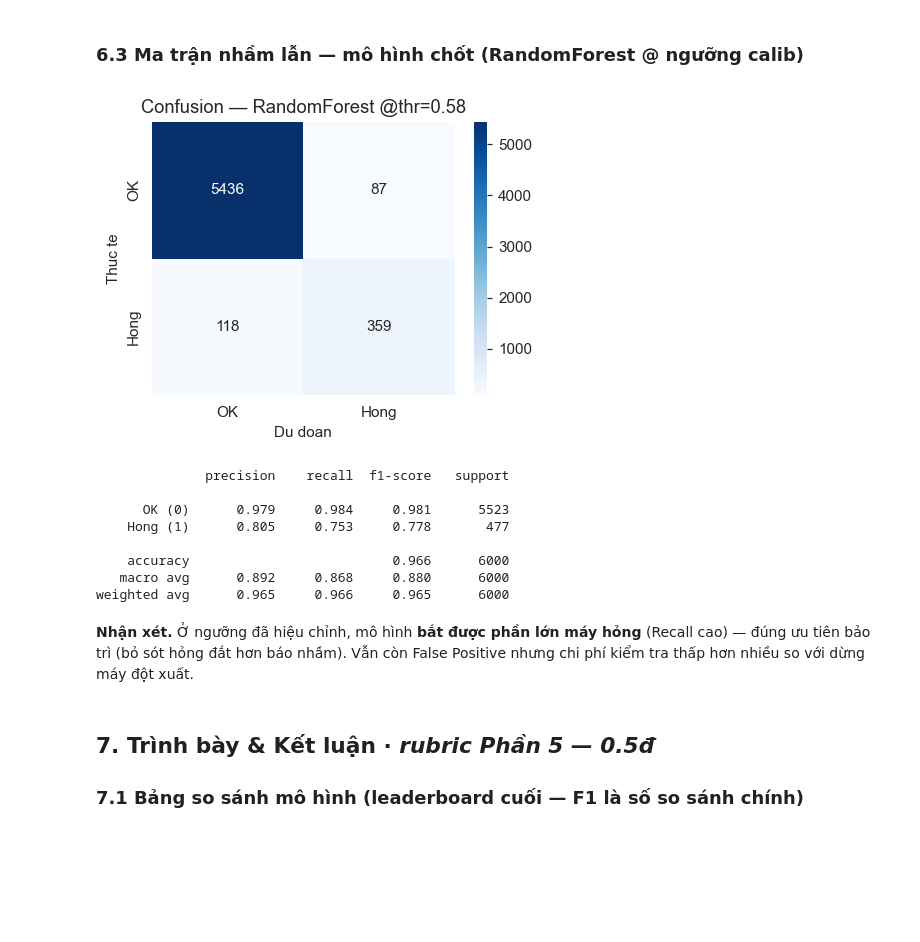
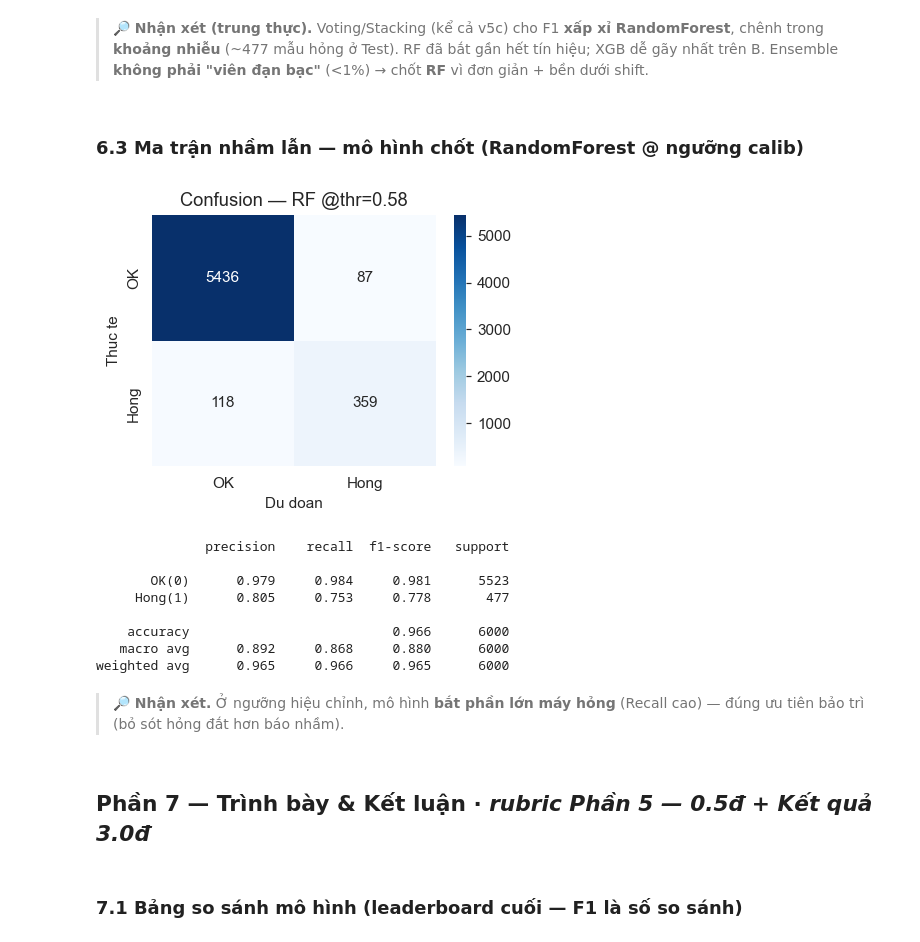
Before and after one commit to tuanhuu3264/MasterDegree_ML_GroupProject, a Jupyter notebook: bai_tap_cuoi_khoa.ipynb, the cells around one changed output. Drawn from its saved outputs; the diff is of its cells as text; code cells hidden in the pictures; blank space fills up the shorter version.

```diff
--- a/bai_tap_cuoi_khoa.ipynb
+++ b/bai_tap_cuoi_khoa.ipynb
@@ -1058,0 +380,21 @@ prob_stack_w = fit_meta(w,    'v5c_stack_iwv', 'Stacking OOF, meta danh trong so
+# %%
+def tune(estimator, dist, n_iter, tag, notes):
+    search = RandomizedSearchCV(Pipeline([('pre',pre_tree),('clf',estimator)]), dist, n_iter=n_iter,
+        scoring='average_precision', cv=cv, n_jobs=-1, random_state=RANDOM_STATE, refit=True).fit(X_train_fe, y_train)
+    s = search.cv_results_['std_test_score'][search.best_index_]
+    print(f'  best CV AUC-PR = {search.best_score_:.3f} +/- {s:.3f} | ', {k.replace("clf__",""):v for k,v in search.best_params_.items()})
+    evaluate(tag, y_test, search.predict_proba(X_test_fe)[:,1], notes=notes); return search
+
+print('Tuning Random Forest ...')
+rf_search = tune(RandomForestClassifier(random_state=RANDOM_STATE,n_jobs=-1),
+    {'clf__n_estimators':[200,300,500],'clf__max_depth':[None,10,20,30],'clf__max_features':['sqrt','log2',0.3],
+     'clf__min_samples_leaf':[1,5,10,20],'clf__min_samples_split':[2,10,20],'clf__class_weight':['balanced','balanced_subsample']},
+    30, 'v2_rf_tuned', 'RF tuned FE')
+print('Tuning XGBoost ...')
+xgb_search = tune(XGBClassifier(random_state=RANDOM_STATE,n_jobs=-1,tree_method='hist',eval_metric='aucpr',scale_pos_weight=spw),
+    {'clf__n_estimators':[200,400,600],'clf__max_depth':[3,4,5,6],'clf__learning_rate':[0.03,0.05,0.1],
+     'clf__subsample':[0.6,0.8,1.0],'clf__colsample_bytree':[0.6,0.8,1.0],'clf__reg_lambda':[1,5,10],
+     'clf__reg_alpha':[0,0.5,1],'clf__min_child_weight':[1,3,5],'clf__gamma':[0,1,3]},
+    30, 'v2_xgb_tuned', 'XGB tuned FE scale_pos_weight')
+best_tree = 'v2_xgb_tuned' if xgb_search.best_score_>=rf_search.best_score_ else 'v2_rf_tuned'
+print(f'Cay tot nhat theo CV-tren-A (khong nhin Test): {best_tree}')
@@ -1058,0 +579,9 @@ prob_stack_w = fit_meta(w,    'v5c_stack_iwv', 'Stacking OOF, meta danh trong so
+# %%
+oof_rf = cross_val_predict(clone(rf_best), X_train_fe, y_train, cv=cv, method='predict_proba', n_jobs=-1)[:,1]
+thr_star, _ = best_threshold_f1(y_train, oof_rf)
+ths = np.linspace(0.05,0.9,80); f1s = [f1_score(y_train,(oof_rf>=t)) for t in ths]
+plt.figure(figsize=(6,3)); plt.plot(ths,f1s); plt.axvline(thr_star,ls='--',c='r')
+plt.title(f'F1 theo nguong (OOF-Train) — toi uu @ {thr_star:.2f}'); plt.xlabel('threshold'); plt.tight_layout(); plt.show()
+print('--- TRUOC / SAU Threshold Calibration (RF tren B) ---')
+print(f'F1 @0.5={f1_score(y_test, prob_rf>=0.5):.3f}   F1 @calib {thr_star:.2f}={f1_score(y_test, prob_rf>=thr_star):.3f}')
+evaluate('v4_rf_calib', y_test, prob_rf, threshold=thr_star, notes=f'RF + threshold calib (thr={thr_star:.2f} tren OOF-Train)')
@@ -1059,32 +654,27 @@ prob_stack_w = fit_meta(w,    'v5c_stack_iwv', 'Stacking OOF, meta danh trong so
+# %% [markdown]
+> **🔎 Nhận xét (trung thực).** Voting/Stacking (kể cả v5c) cho F1 **xấp xỉ RandomForest**, chênh trong **khoảng nhiễu** (~477 mẫu hỏng ở Test). RF đã bắt gần hết tín hiệu; XGB dễ gãy nhất trên B. Ensemble **không phải "viên đạn bạc"** (<1%) → chốt **RF** vì đơn giản + bền dưới shift.
 # %% [markdown]
 ### 6.3 Ma trận nhầm lẫn — mô hình chốt (RandomForest @ ngưỡng calib)
 # %%
-from sklearn.metrics import confusion_matrix, classification_report
-
 y_hat = (prob_rf >= thr_star).astype(int)
-cm = confusion_matrix(y_test, y_hat)
-plt.figure(figsize=(4.2, 3.4))
-sns.heatmap(cm, annot=True, fmt='d', cmap='Blues',
-            xticklabels=['OK', 'Hong'], yticklabels=['OK', 'Hong'])
-plt.xlabel('Du doan'); plt.ylabel('Thuc te')
-plt.title(f'Confusion — RandomForest @thr={thr_star:.2f}')
-plt.tight_layout(); plt.show()
-print(classification_report(y_test, y_hat, digits=3,
-                            target_names=['OK (0)', 'Hong (1)']))
+plt.figure(figsize=(4,3.2))
+sns.heatmap(confusion_matrix(y_test,y_hat), annot=True, fmt='d', cmap='Blues', xticklabels=['OK','Hong'], yticklabels=['OK','Hong'])
+plt.xlabel('Du doan'); plt.ylabel('Thuc te'); plt.title(f'Confusion — RF @thr={thr_star:.2f}'); plt.tight_layout(); plt.show()
+print(classification_report(y_test, y_hat, digits=3, target_names=['OK(0)','Hong(1)']))
 # %% [output]
-[figure, old version]
+[figure, new version]
               precision    recall  f1-score   support
 
-      OK (0)      0.979     0.984     0.981      5523
-    Hong (1)      0.805     0.753     0.778       477
+       OK(0)      0.979     0.984     0.981      5523
+     Hong(1)      0.805     0.753     0.778       477
 
     accuracy                          0.966      6000
    macro avg      0.892     0.868     0.880      6000
 weighted avg      0.965     0.966     0.965      6000
 # %% [markdown]
-**Nhận xét.** Ở ngưỡng đã hiệu chỉnh, mô hình **bắt được phần lớn máy hỏng** (Recall cao) — đúng ưu tiên bảo trì (bỏ sót hỏng đắt hơn báo nhầm). Vẫn còn False Positive nhưng chi phí kiểm tra thấp hơn nhiều so với dừng máy đột xuất.
+> **🔎 Nhận xét.** Ở ngưỡng hiệu chỉnh, mô hình **bắt phần lớn máy hỏng** (Recall cao) — đúng ưu tiên bảo trì (bỏ sót hỏng đắt hơn báo nhầm).
+# %% [markdown]
+## Phần 7 — Trình bày & Kết luận  ·  *rubric Phần 5 — 0.5đ + Kết quả 3.0đ*
 # %% [markdown]
-## 7. Trình bày & Kết luận  ·  *rubric Phần 5 — 0.5đ*
-
-### 7.1 Bảng so sánh mô hình (leaderboard cuối — F1 là số so sánh chính)
+### 7.1 Bảng so sánh mô hình (leaderboard cuối — F1 là số so sánh)
 # %%
```
Also changed, not shown: parts of 150 cells of this notebook, 4 other files.
